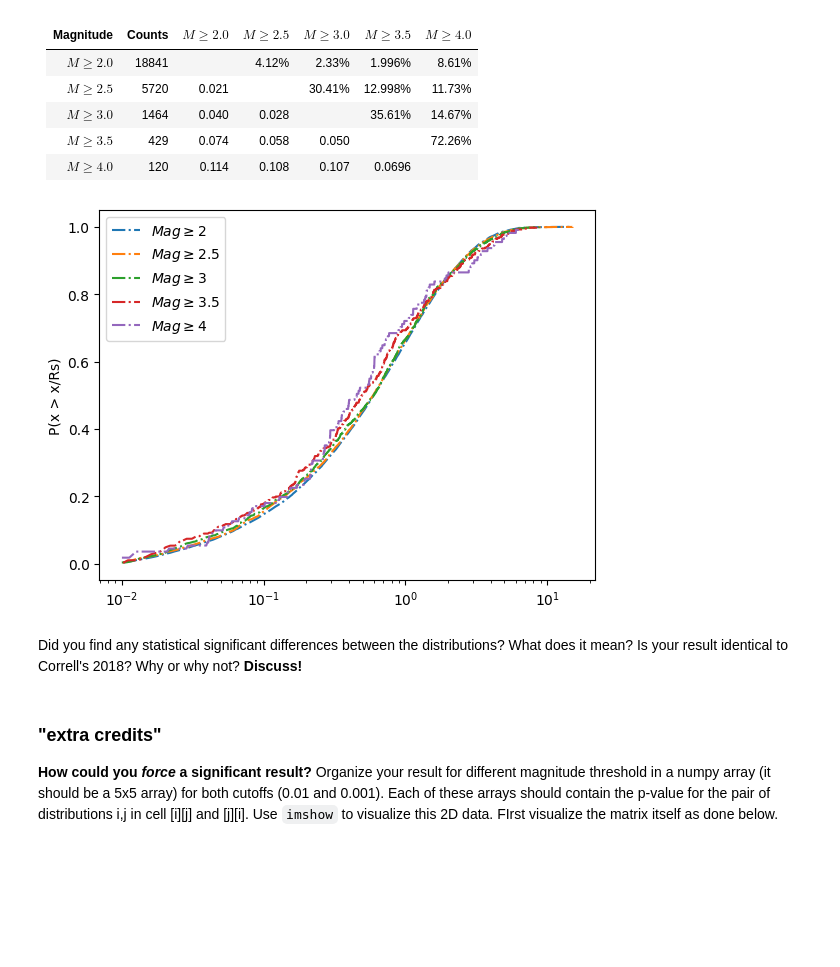
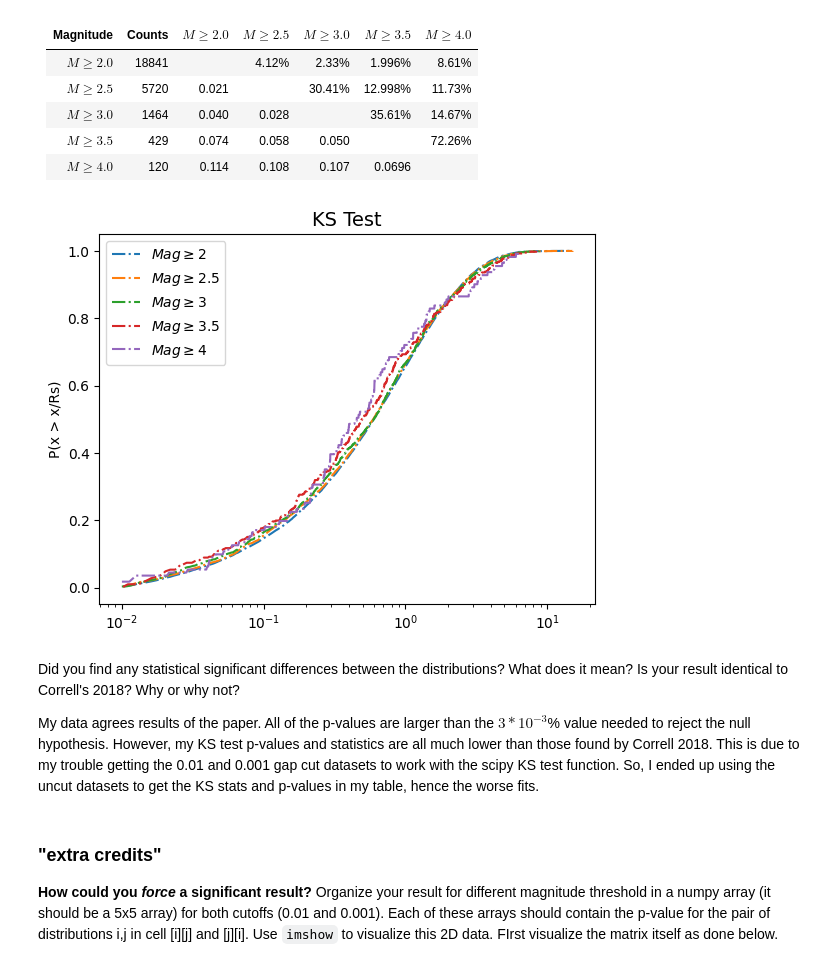
Before and after one commit to szsavery/DSPS_SSavery, a Jupyter notebook: HW3/ KS_earthquakes_Savery.ipynb, the cells around one changed output. Saved outputs shown, nothing was run; the diff lists cells and outputs as text; code cells hidden in the pictures; blank space fills up the shorter version.

```diff
--- a/HW3/ KS_earthquakes_Savery.ipynb
+++ b/HW3/ KS_earthquakes_Savery.ipynb
@@ -601,16 +601,19 @@ $M\geq 4.0$| 120|0.114|0.108|0.107|0.0696||
 # %%
 pl.plot(center_bin,sum, linestyle = '-.', label = '$Mag \geq 2$')
 pl.plot(center_bin2,sum2, linestyle = '-.', label = '$Mag \geq 2.5$')
 pl.plot(center_bin3,sum3, linestyle = '-.', label = '$Mag \geq 3$')
 pl.plot(center_bin4,sum4, linestyle = '-.', label = '$Mag \geq 3.5$')
 pl.plot(center_bin5,sum5, linestyle = '-.', label = '$Mag \geq 4$')
 pl.legend()
 pl.ylabel('P(x > x/Rs)')
+pl.title('KS Test', fontsize = 14)
 pl.xscale('log')
 # %% [output]
-[figure, old version]
+[figure, new version]
-# %% [markdown]
-Did you find any statistical significant differences between the distributions? What does it mean? Is your result identical to Correll's 2018? Why or why not? **Discuss!**
+# %% [markdown]
+Did you find any statistical significant differences between the distributions? What does it mean? Is your result identical to Correll's 2018? Why or why not?
+
+My data agrees results of the paper. All of the p-values are larger than the $3*10^{-3}$% value needed to reject the null hypothesis. However, my KS test p-values and statistics are all much lower than those found by Correll 2018. This is due to my trouble getting the 0.01 and 0.001 gap cut datasets to work with the scipy KS test function. So, I ended up using the uncut datasets to get the KS stats and p-values in my table, hence the worse fits.
 # %% [markdown]
 ### "extra credits"
 
```
Also changed, not shown: parts of 1 cell of this notebook.
